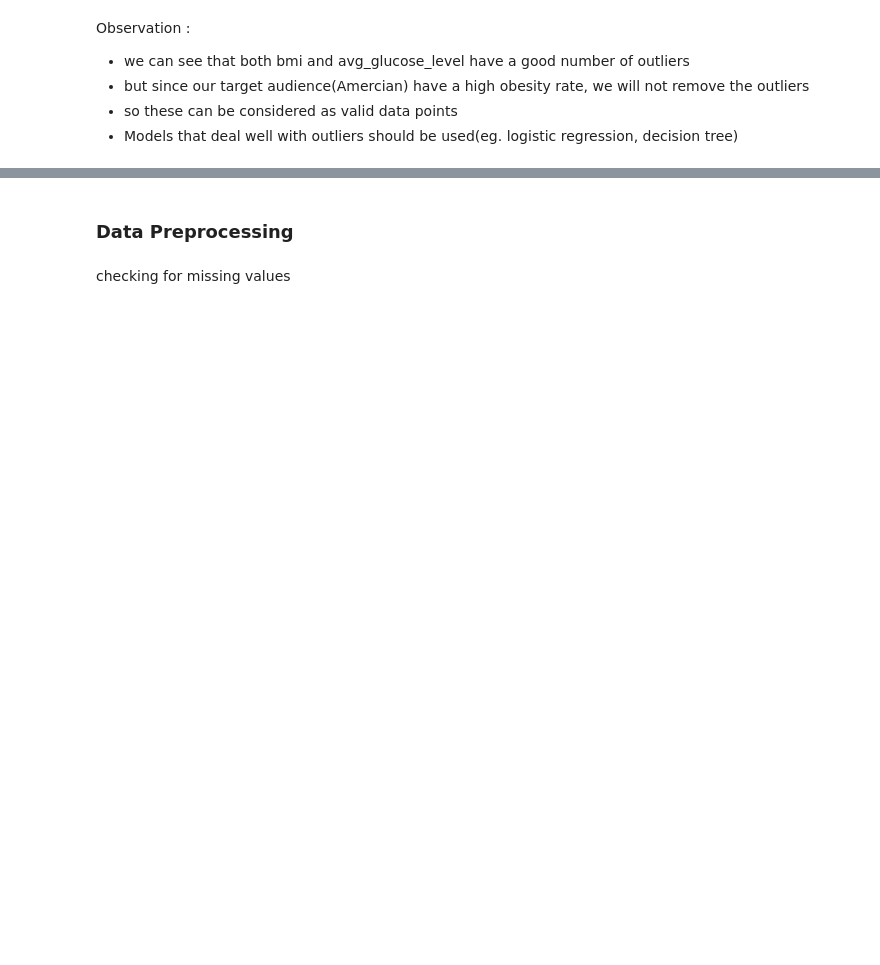
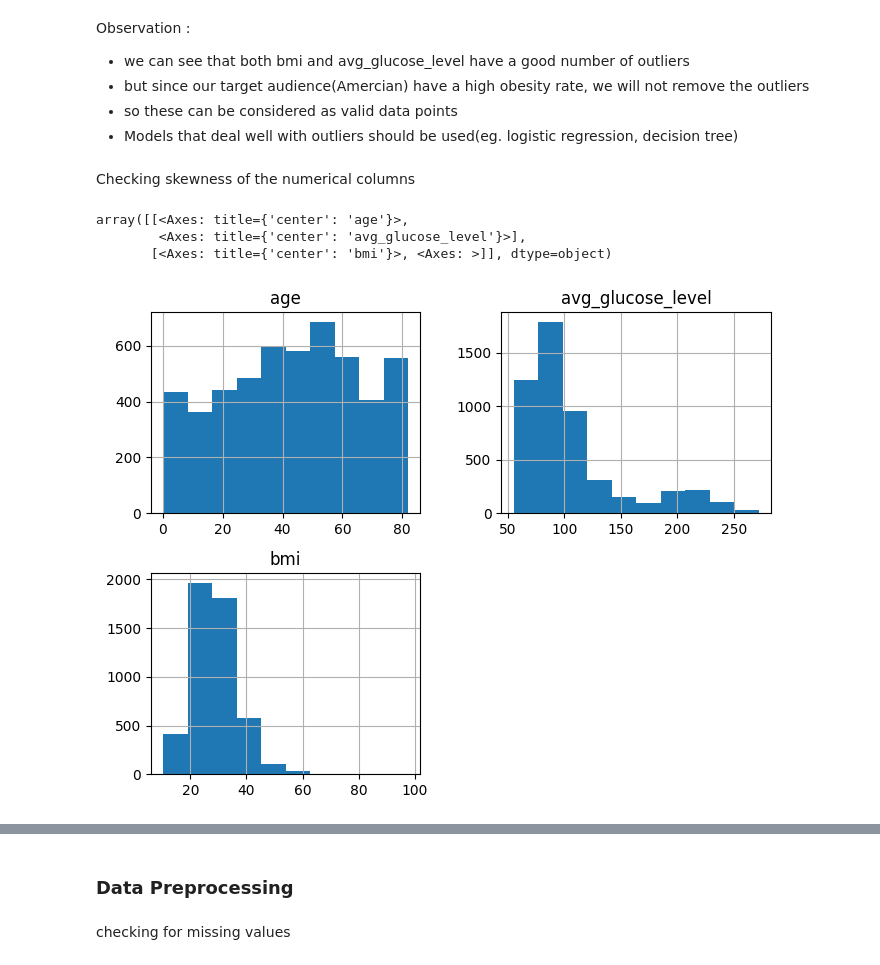
Before and after one commit to IT21925290/FDM_Mini_Project, a Jupyter notebook: Script&model/StrokeScript.ipynb, the cells around one changed output, grey strips where cells are left out. Drawn from its saved outputs; the diff is of its cells as text; code cells hidden in the pictures; blank space fills up the shorter version.

```diff
--- a/Script&model/StrokeScript.ipynb
+++ b/Script&model/StrokeScript.ipynb
@@ -121,0 +122,11 @@ cont_cols = ["age","avg_glucose_level","bmi"]
+# %% [markdown]
+Checking skewness of the numerical columns
+# %%
+
+numerical_features = ['age', 'avg_glucose_level', 'bmi']
+data_v[numerical_features].hist(figsize=(8,6))
+# %% [output]
+array([[<Axes: title={'center': 'age'}>,
+        <Axes: title={'center': 'avg_glucose_level'}>],
+       [<Axes: title={'center': 'bmi'}>, <Axes: >]], dtype=object)
+[figure, added]
```
Also changed, not shown: parts of 16 cells of this notebook.
